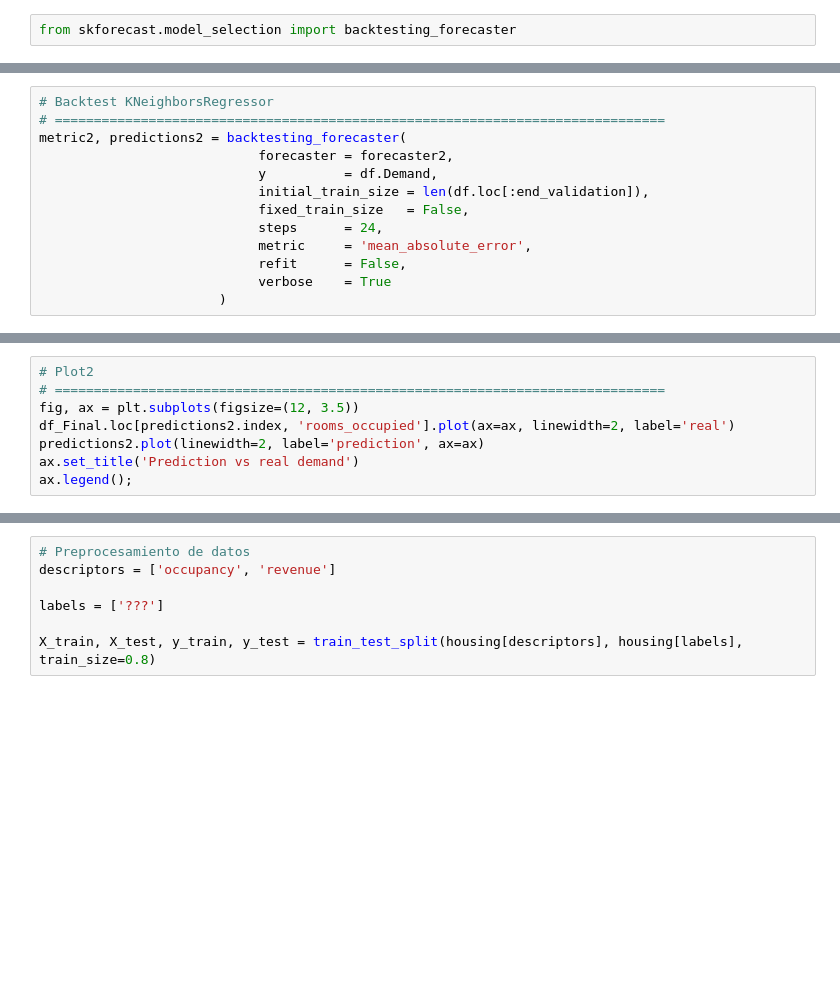
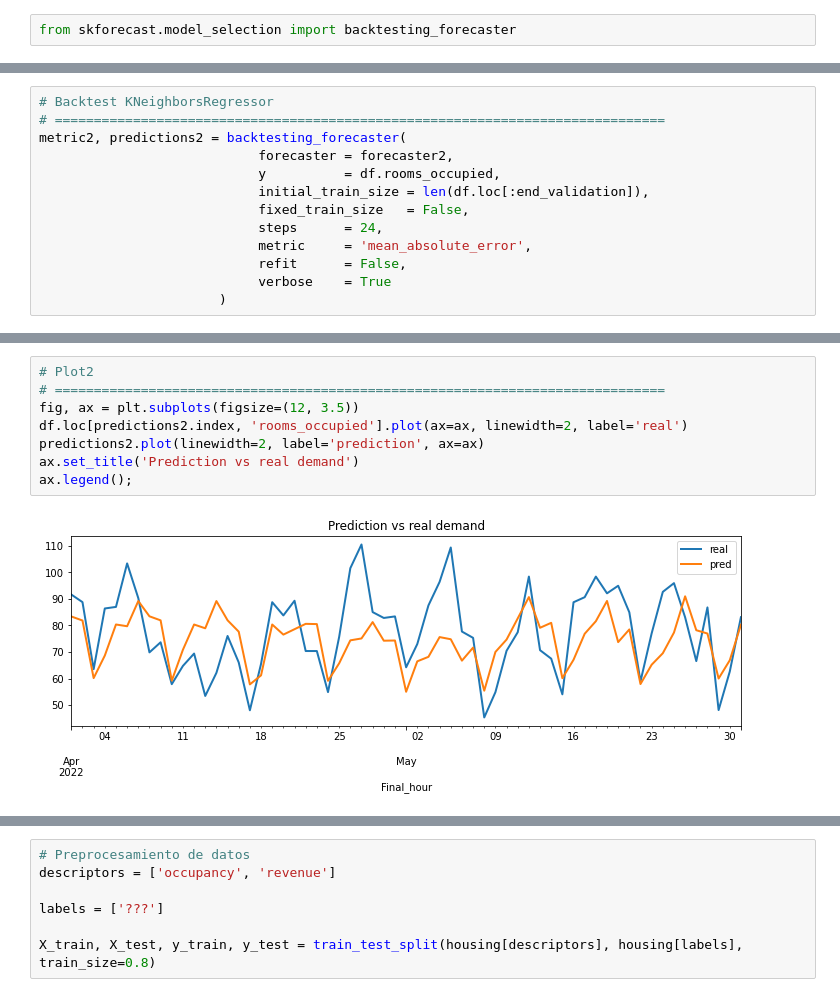
Before and after one commit to a01625364/prisma, a Jupyter notebook: ipynb/Evi2Ent3.ipynb, the cells around one changed output, grey strips where cells are left out. Drawn from its saved outputs; the diff is of its cells as text; blank space fills up the shorter version.

```diff
--- a/ipynb/Evi2Ent3.ipynb
+++ b/ipynb/Evi2Ent3.ipynb
@@ -878,7 +864,7 @@ Data partition in fold: 56
 # ==============================================================================
 metric2, predictions2 = backtesting_forecaster(
                             forecaster = forecaster2,
-                            y          = df.Demand,
+                            y          = df.rooms_occupied,
                             initial_train_size = len(df.loc[:end_validation]),
                             fixed_train_size   = False,
                             steps      = 24,
@@ -930,11 +934,13 @@ ax.legend();
 # %%
 # Plot2
 # ==============================================================================
 fig, ax = plt.subplots(figsize=(12, 3.5))
-df_Final.loc[predictions2.index, 'rooms_occupied'].plot(ax=ax, linewidth=2, label='real')
+df.loc[predictions2.index, 'rooms_occupied'].plot(ax=ax, linewidth=2, label='real')
 predictions2.plot(linewidth=2, label='prediction', ax=ax)
 ax.set_title('Prediction vs real demand')
 ax.legend();
+# %% [output]
+[figure, added]
 # %%
 # Plot3
 # ==============================================================================
```
Also changed, not shown: parts of 38 cells of this notebook.
